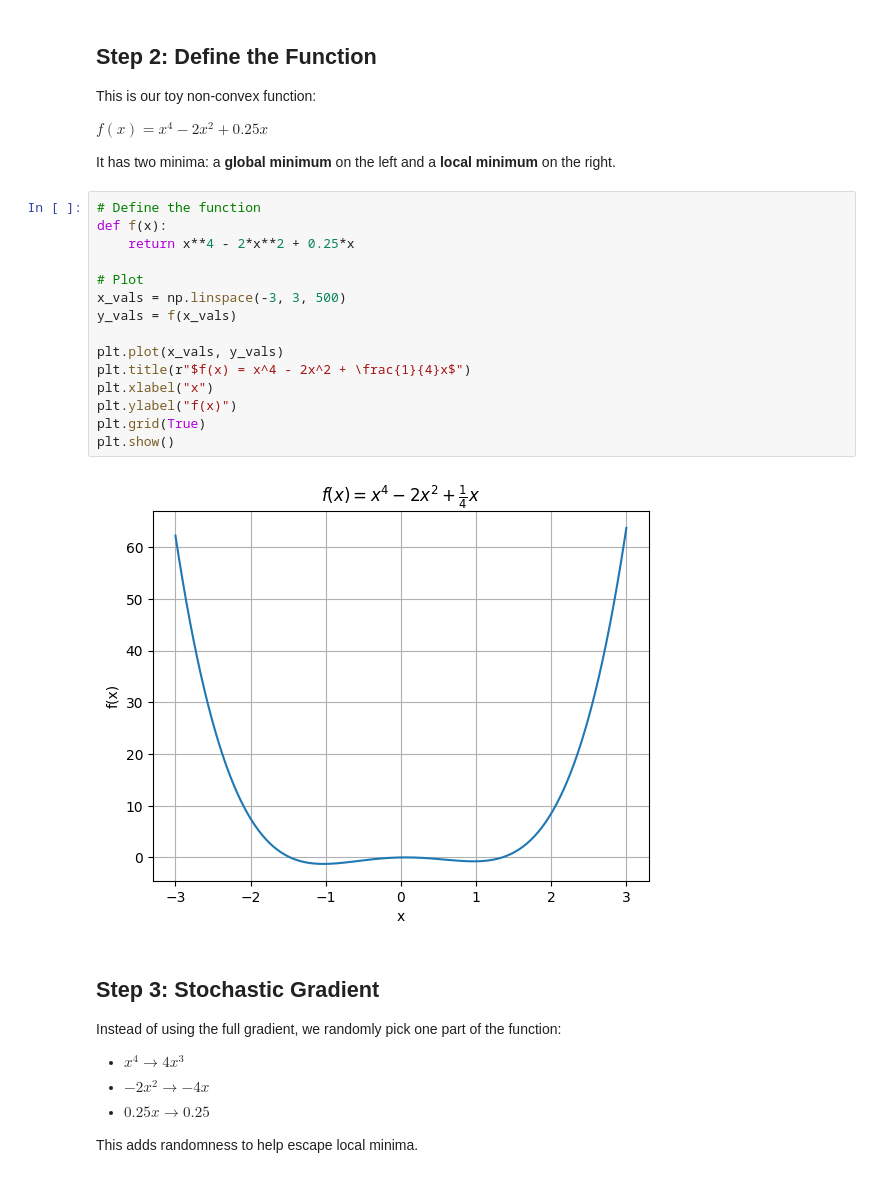
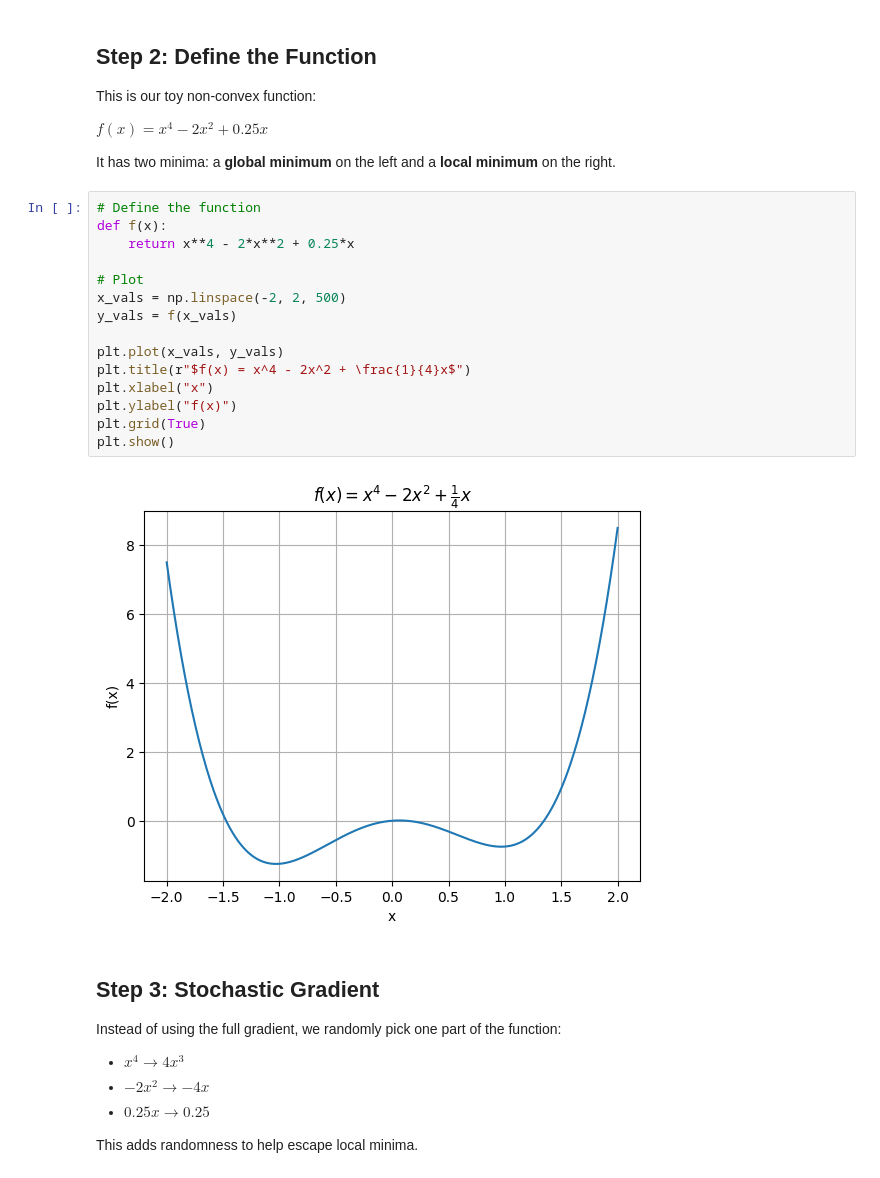
Before and after one commit to sumit-sah314/my-ml-learning-journey, a Jupyter notebook: ML Research/SGD/cosine_annealing.ipynb, the cells around one changed output. Saved outputs shown, nothing was run; the diff lists cells and outputs as text.

```diff
--- a/ML Research/SGD/cosine_annealing.ipynb
+++ b/ML Research/SGD/cosine_annealing.ipynb
@@ -20,20 +19,20 @@ It has two minima: a **global minimum** on the left and a **local minimum** on t
 # %%
 # Define the function
 def f(x):
     return x**4 - 2*x**2 + 0.25*x
 
 # Plot
-x_vals = np.linspace(-3, 3, 500)
+x_vals = np.linspace(-2, 2, 500)
 y_vals = f(x_vals)
 
 plt.plot(x_vals, y_vals)
 plt.title(r"$f(x) = x^4 - 2x^2 + \frac{1}{4}x$")
 plt.xlabel("x")
 plt.ylabel("f(x)")
 plt.grid(True)
 plt.show()
 # %% [output]
-[figure, old version]
+[figure, new version]
 # %% [markdown]
 ## Step 3: Stochastic Gradient
 Instead of using the full gradient, we randomly pick one part of the function:
```
Also changed, not shown: parts of 8 cells of this notebook, 3 other files.
